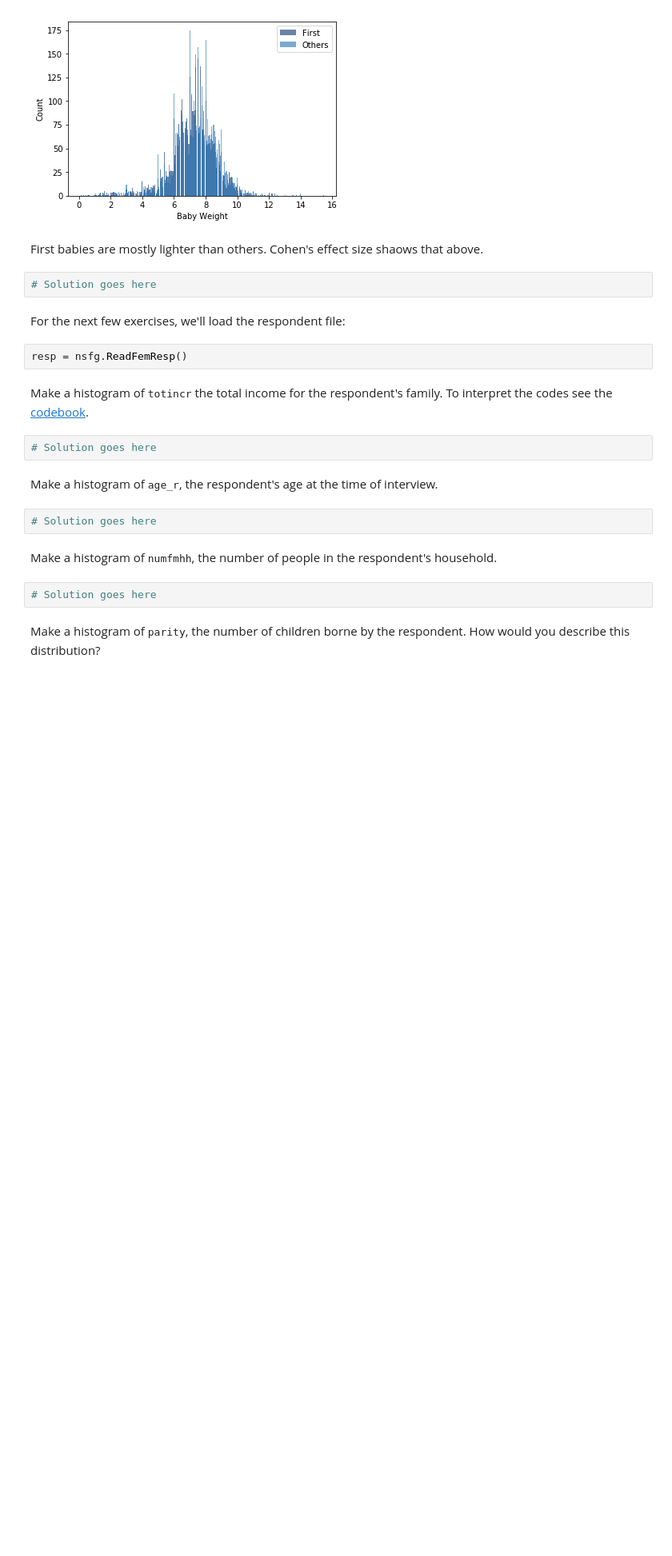
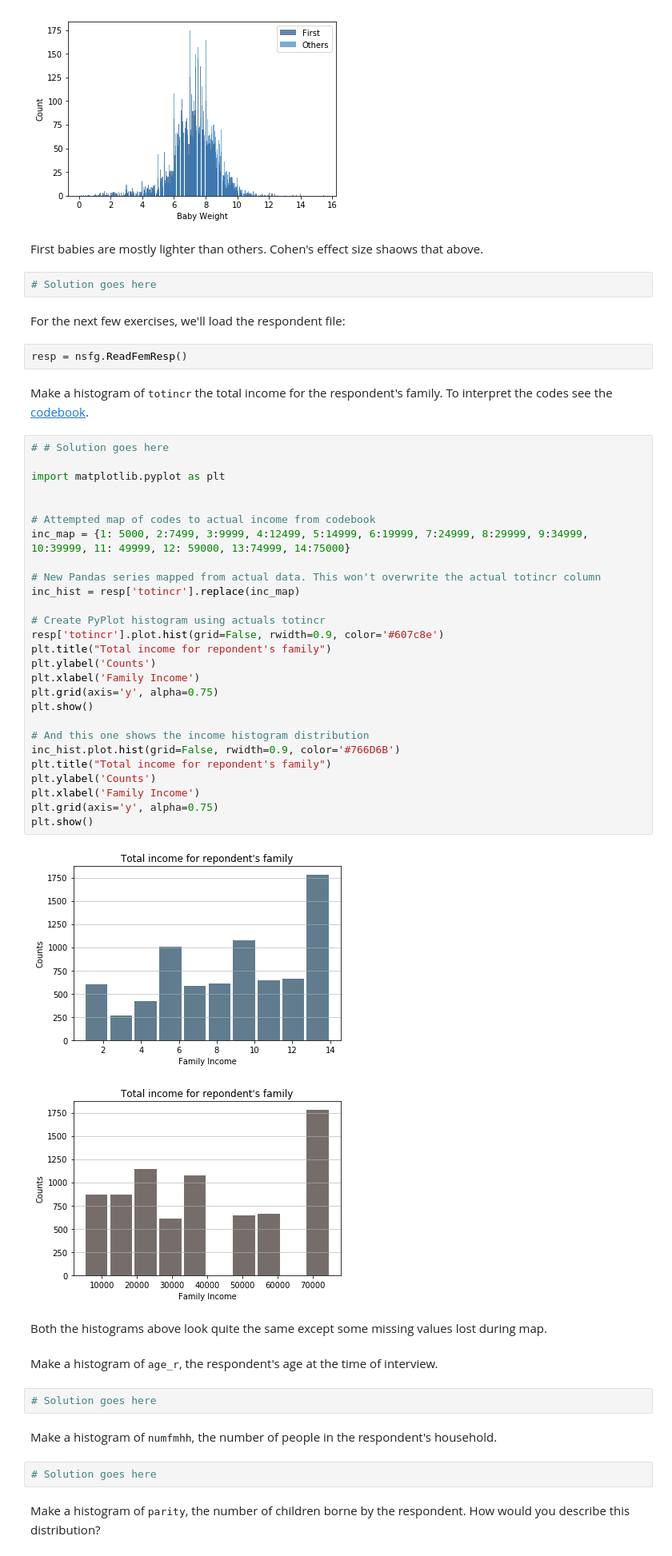
Before and after one commit to dteklavya/ThinkStats2, a Jupyter notebook: code/chap02ex.ipynb, the cells around one changed output. Shown: that part at 80% size. Saved outputs shown, nothing was run; the diff lists cells and outputs as text; blank space fills up the shorter version.

Commit message:
Matplotlib histogram for family income distribution amongst respondents.

```diff
--- a/code/chap02ex.ipynb
+++ b/code/chap02ex.ipynb
@@ -296,8 +296,38 @@ For the next few exercises, we'll load the respondent file:
 resp = nsfg.ReadFemResp()
 # %% [markdown]
 Make a histogram of <tt>totincr</tt> the total income for the respondent's family.  To interpret the codes see the [codebook](http://www.icpsr.umich.edu/nsfg6/Controller?displayPage=labelDetails&fileCode=FEM&section=R&subSec=7876&srtLabel=607543).
-# %%
-# Solution goes here
+# %%
+# # Solution goes here
+
+import matplotlib.pyplot as plt
+
+
+# Attempted map of codes to actual income from codebook
+inc_map = {1: 5000, 2:7499, 3:9999, 4:12499, 5:14999, 6:19999, 7:24999, 8:29999, 9:34999, 10:39999, 11: 49999, 12: 59000, 13:74999, 14:75000}
+
+# New Pandas series mapped from actual data. This won't overwrite the actual totincr column
+inc_hist = resp['totincr'].replace(inc_map)
+
+# Create PyPlot histogram using actuals totincr
+resp['totincr'].plot.hist(grid=False, rwidth=0.9, color='#607c8e')
+plt.title("Total income for repondent's family")
+plt.ylabel('Counts')
+plt.xlabel('Family Income')
+plt.grid(axis='y', alpha=0.75)
+plt.show()
+
+# And this one shows the income histogram distribution
+inc_hist.plot.hist(grid=False, rwidth=0.9, color='#766D6B')
+plt.title("Total income for repondent's family")
+plt.ylabel('Counts')
+plt.xlabel('Family Income')
+plt.grid(axis='y', alpha=0.75)
+plt.show()
+# %% [output]
+[figure, added]
+[figure, added]
+# %% [markdown]
+Both the histograms above look quite the same except some missing values lost during map.
 # %% [markdown]
 Make a histogram of <tt>age_r</tt>, the respondent's age at the time of interview.
 # %%
```
